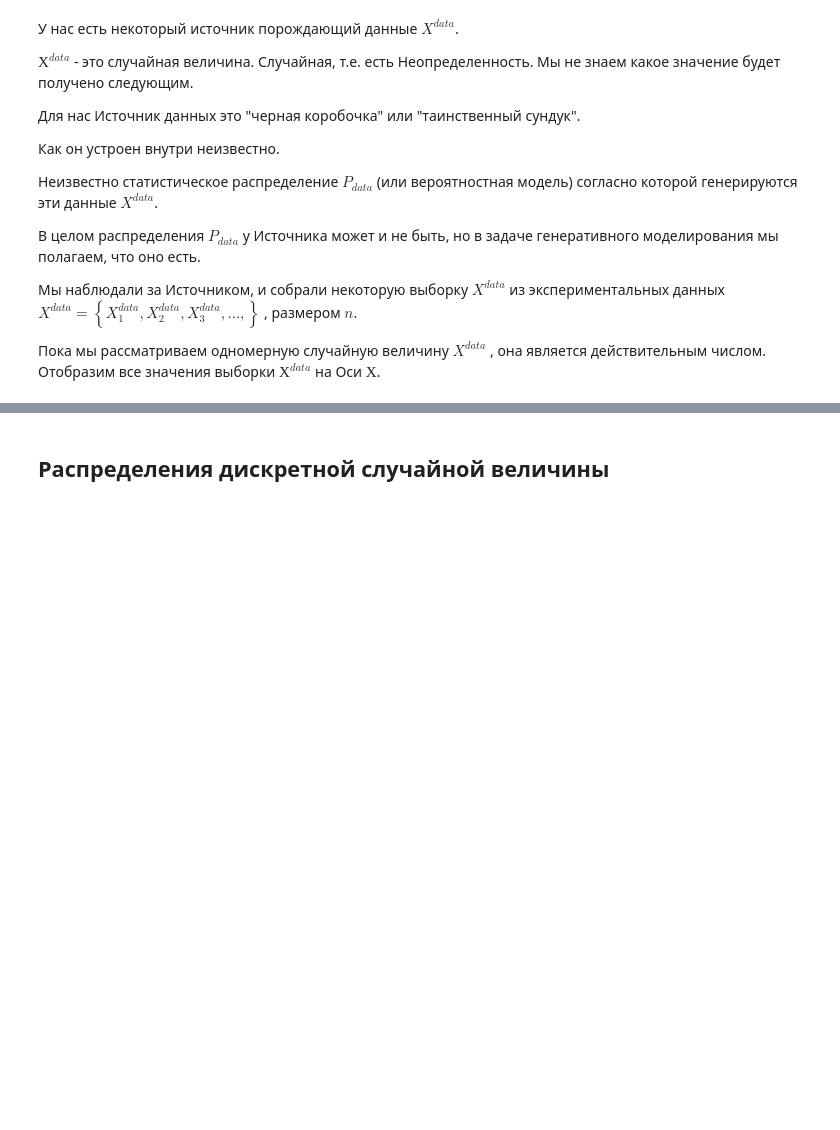
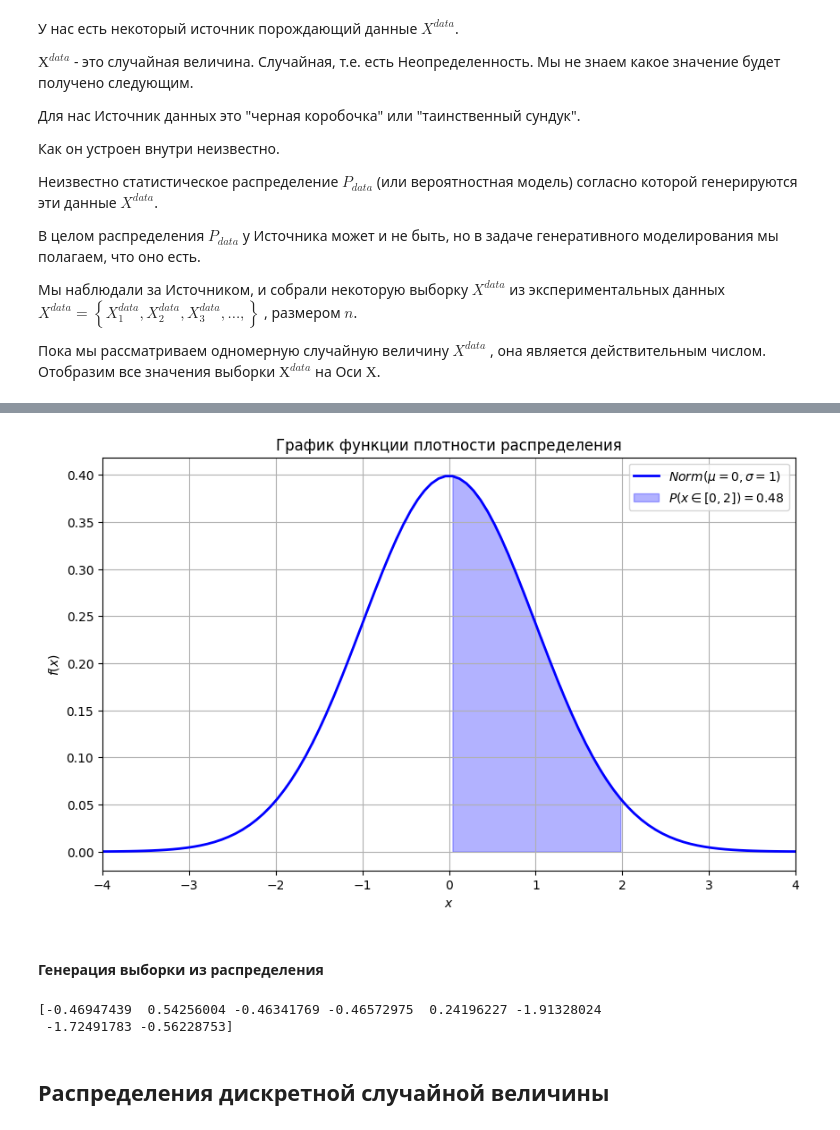
Before and after one commit to deniskirbaba/image-processing-and-generation, a Jupyter notebook: lesson materials/intro_to_generation/Intro to generative modeling.ipynb, the cells around one changed output, grey strips where cells are left out. Drawn from its saved outputs; the diff is of its cells as text; code cells hidden in the pictures; blank space fills up the shorter version.

```diff
--- a/lesson materials/intro_to_generation/Intro to generative modeling.ipynb
+++ b/lesson materials/intro_to_generation/Intro to generative modeling.ipynb
@@ -114,3 +211,61 @@ PMF - функция $f(x)$, возвращающая вероятность $P$
+# %%
+# Построим график нормального распределения
+plt.figure(figsize=(10, 6))
+plt.plot(x, y, "b-", lw=2, label=f"$Norm(\mu={norm_distr_mu}, \sigma={norm_distr_sigma})$")
+
+# Определим границы области интегрирования для расчета вероятности
+a = 0
+b = 2
+
+#Демо свойств:
+# a = -1
+# b = 1
+
+# a = 1
+# b = 1
+
+# a = -4
+# b = 4
+
+# Вычисление вероятности попадания в интервал от -1 до 1
+probability = normal_dist.cdf(b) - normal_dist.cdf(a)
+
+# Закрашивание области интегрирования соответствующей значению вероятности
+plt.fill_between(
+    x,
+    y,
+    where=(x >= a) & (x <= b),
+    color="blue",
+    alpha=0.3,
+    label=f"$P(x\in[{a}, {b}]) = {probability:.2f}$",
+)
+
+# Настройка графика
+plt.legend()
+plt.title("График функции плотности распределения")
+plt.xlabel("$x$")
+plt.ylabel("$f(x)$")
+plt.grid(True)
+
+# Задание диапазонов для обеих осей
+plt.xlim(-4, 4)
+
+plt.show()
+# %% [output]
+[figure, added]
+# %% [markdown]
+#### Генерация выборки из распределения
+# %%
+# Генерация 8 случайных чисел с нормальным распределением
+normal_numbers = stats.norm.rvs(loc=norm_distr_mu,
+                                  scale=norm_distr_sigma,
+                                  size=8)
+
+# Вывод результатов
+print(normal_numbers)
+# %% [output]
+[-0.46947439  0.54256004 -0.46341769 -0.46572975  0.24196227 -1.91328024
+ -1.72491783 -0.56228753]
 # %% [markdown]
 ## Распределения дискретной случайной величины
 # %% [markdown]
```
Also changed, not shown: parts of 21 cells of this notebook, 1 other file.
